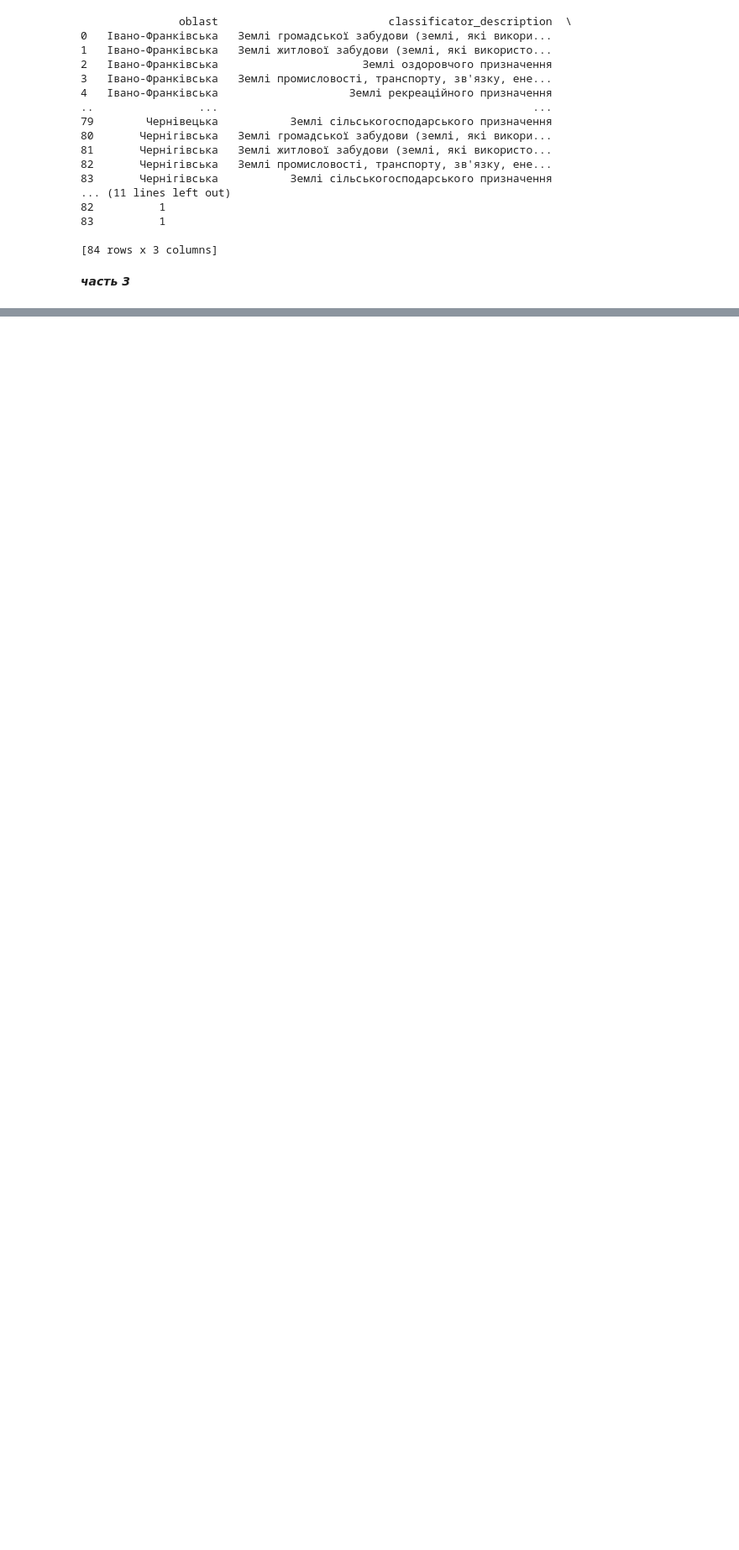
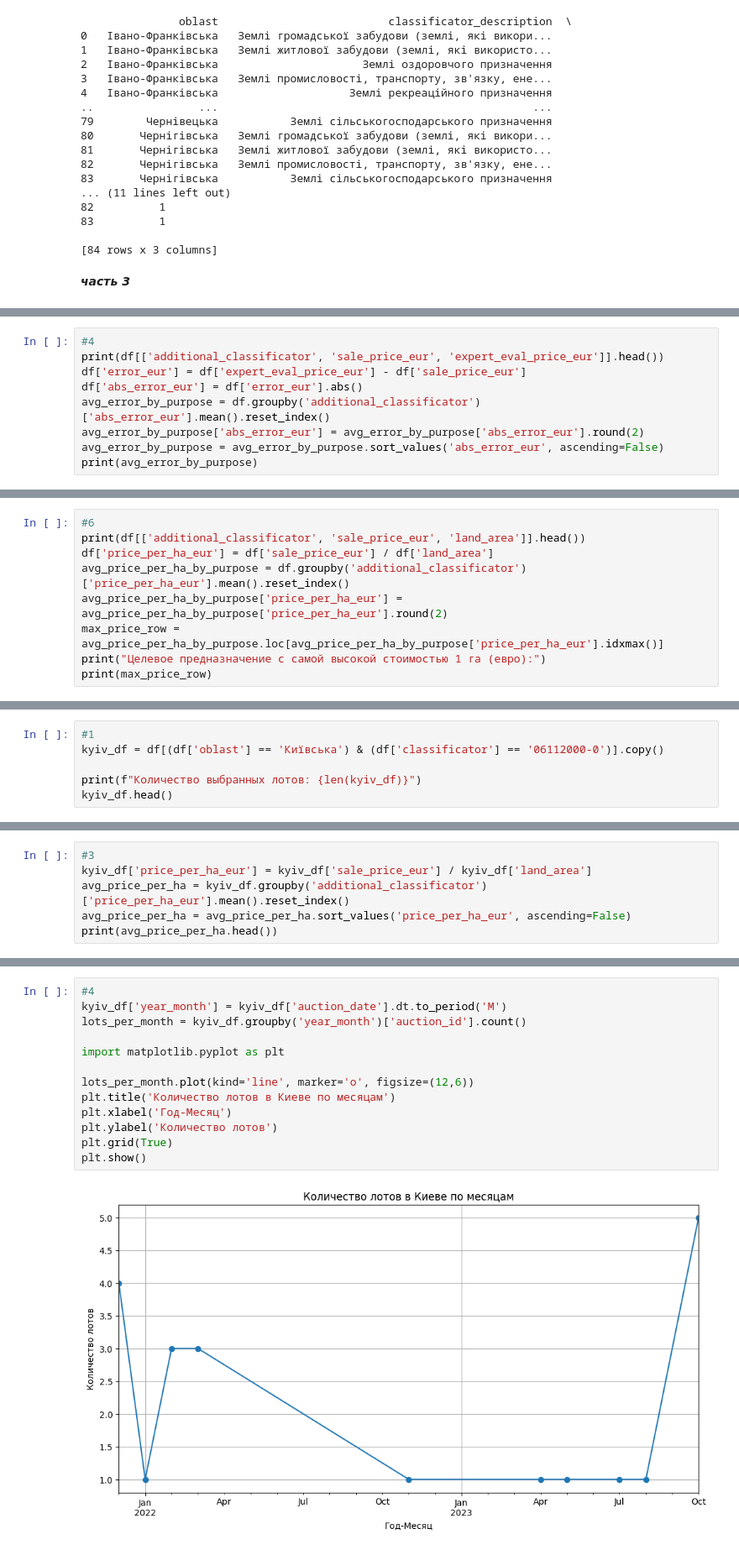
Before and after one commit to aikokass82-design/home-tasks-, a Jupyter notebook: Diplom.ipynb, the cells around one changed output, grey strips where cells are left out. Shown: that part at 84% size. Cells and saved outputs as stored; diff of their text form; blank space fills up the shorter version.

```diff
--- a/Diplom.ipynb
+++ b/Diplom.ipynb
@@ -344,0 +370,9 @@ KeyboardInterrupt:
+# %%
+#4
+print(df[['additional_classificator', 'sale_price_eur', 'expert_eval_price_eur']].head())
+df['error_eur'] = df['expert_eval_price_eur'] - df['sale_price_eur']
+df['abs_error_eur'] = df['error_eur'].abs()
+avg_error_by_purpose = df.groupby('additional_classificator')['abs_error_eur'].mean().reset_index()
+avg_error_by_purpose['abs_error_eur'] = avg_error_by_purpose['abs_error_eur'].round(2)
+avg_error_by_purpose = avg_error_by_purpose.sort_values('abs_error_eur', ascending=False)
+print(avg_error_by_purpose)
@@ -344,0 +423,9 @@ KeyboardInterrupt:
+# %%
+#6
+print(df[['additional_classificator', 'sale_price_eur', 'land_area']].head())
+df['price_per_ha_eur'] = df['sale_price_eur'] / df['land_area']
+avg_price_per_ha_by_purpose = df.groupby('additional_classificator')['price_per_ha_eur'].mean().reset_index()
+avg_price_per_ha_by_purpose['price_per_ha_eur'] = avg_price_per_ha_by_purpose['price_per_ha_eur'].round(2)
+max_price_row = avg_price_per_ha_by_purpose.loc[avg_price_per_ha_by_purpose['price_per_ha_eur'].idxmax()]
+print("Целевое предназначение с самой высокой стоимостью 1 га (евро):")
+print(max_price_row)
@@ -344,0 +448,6 @@ KeyboardInterrupt:
+# %%
+#1
+kyiv_df = df[(df['oblast'] == 'Київська') & (df['classificator'] == '06112000-0')].copy()
+
+print(f"Количество выбранных лотов: {len(kyiv_df)}")
+kyiv_df.head()
@@ -344,0 +474,6 @@ KeyboardInterrupt:
+# %%
+#3
+kyiv_df['price_per_ha_eur'] = kyiv_df['sale_price_eur'] / kyiv_df['land_area']
+avg_price_per_ha = kyiv_df.groupby('additional_classificator')['price_per_ha_eur'].mean().reset_index()
+avg_price_per_ha = avg_price_per_ha.sort_values('price_per_ha_eur', ascending=False)
+print(avg_price_per_ha.head())
@@ -344,0 +486,15 @@ KeyboardInterrupt:
+# %%
+#4
+kyiv_df['year_month'] = kyiv_df['auction_date'].dt.to_period('M')
+lots_per_month = kyiv_df.groupby('year_month')['auction_id'].count()
+
+import matplotlib.pyplot as plt
+
+lots_per_month.plot(kind='line', marker='o', figsize=(12,6))
+plt.title('Количество лотов в Киеве по месяцам')
+plt.xlabel('Год-Месяц')
+plt.ylabel('Количество лотов')
+plt.grid(True)
+plt.show()
+# %% [output]
+[figure, added]
```
Also changed, not shown: parts of 14 cells of this notebook.
